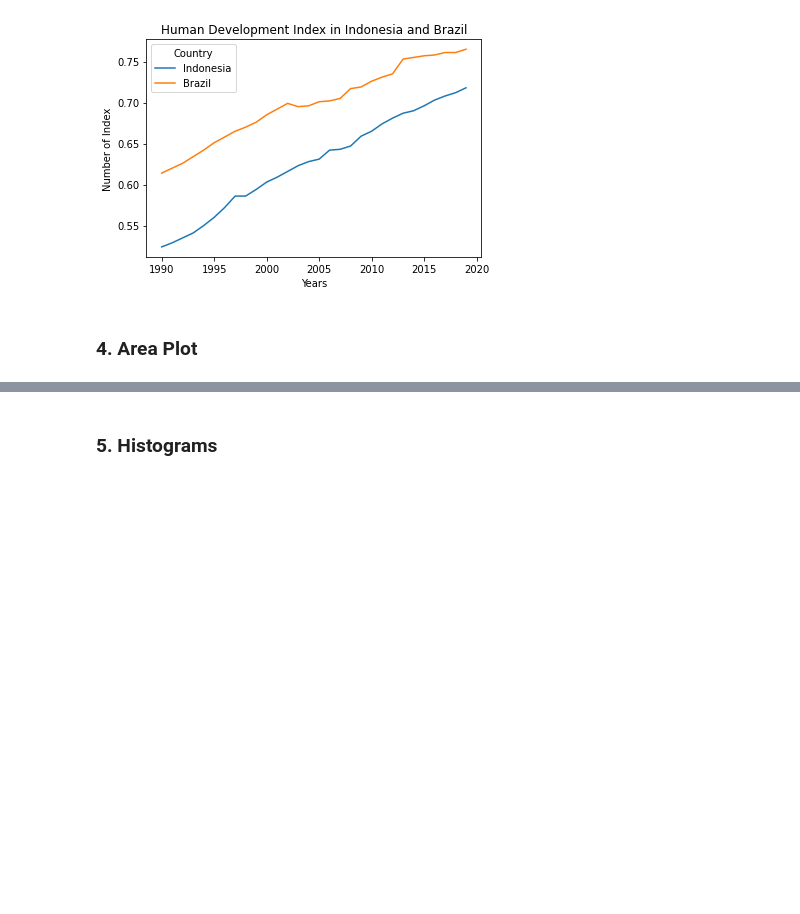
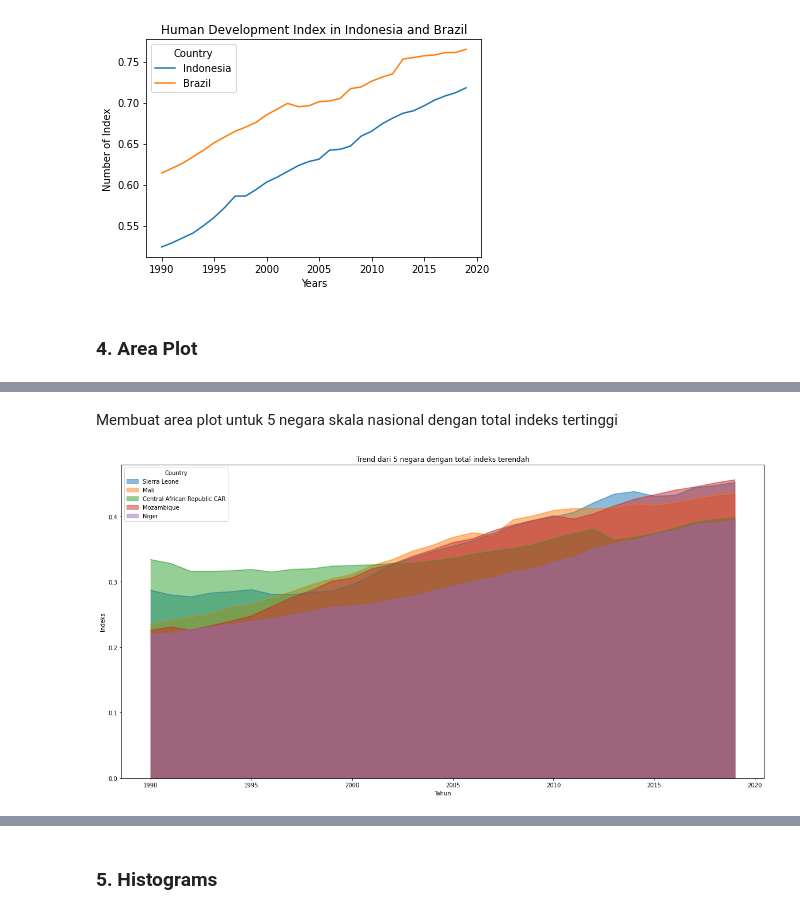
Before and after one commit to AbdulHafidh-AI/ProyekVisdat, a Jupyter notebook: HumanDevelopmentIndex.ipynb, the cells around one changed output, grey strips where cells are left out. Cells and saved outputs as stored; diff of their text form; code cells hidden in the pictures; blank space fills up the shorter version.

Commit message:
Area plot, done

```diff
--- a/HumanDevelopmentIndex.ipynb
+++ b/HumanDevelopmentIndex.ipynb
@@ -389,0 +392,11 @@ plt.show()
+# %%
+#Memilih top 5 negara dengan level = nasional
+data_top5 = sampleNational.sort_values(['Total'], ascending=False, axis=0)
+condition = data_top5['Level'] == 'National'
+
+data_top5 = data_top5[condition].tail()
+
+#Menghapus kolom yang tidak diperlukan
+data_top5.drop(['Level','Region', 'Total'], axis=1, inplace=True)
+
+data_top5
@@ -389,0 +412,5 @@ plt.show()
+# %%
+# Transpose data
+data_top5 = data_top5.transpose()
+
+data_top5.head()
@@ -389,0 +424,17 @@ plt.show()
+# %% [markdown]
+Membuat area plot untuk 5 negara skala nasional dengan total indeks tertinggi
+# %%
+# Mengubah tipe data nilai indeks dari data_top5 menjadi integer untuk plotting
+data_top5.index = data_top5.index.map(int)
+
+data_top5.plot(kind='area',
+             stacked=False,
+             figsize=(20, 10))  # pass a tuple (x, y) size
+
+plt.title('Trend dari 5 negara dengan total indeks terendah')
+plt.xlabel('Tahun')
+plt.ylabel('Indeks')
+
+plt.show()
+# %% [output]
+[figure, added]
```
Also changed, not shown: parts of 14 cells of this notebook.
